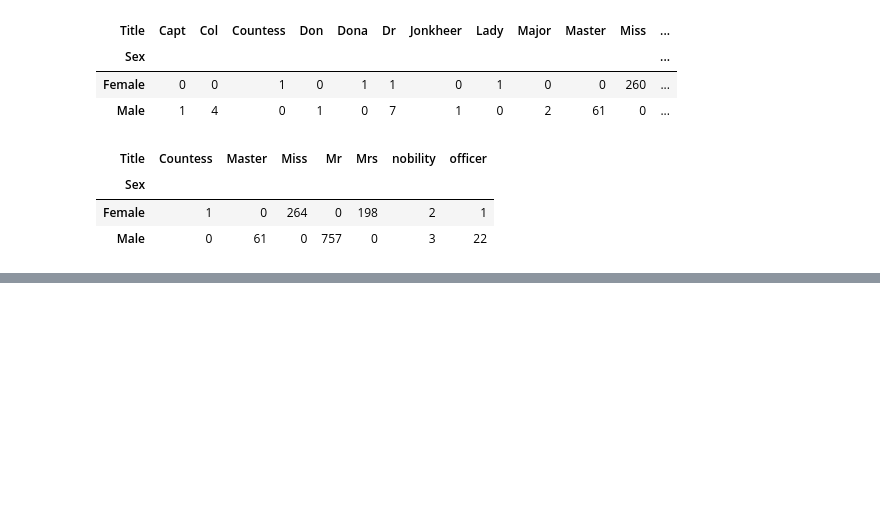
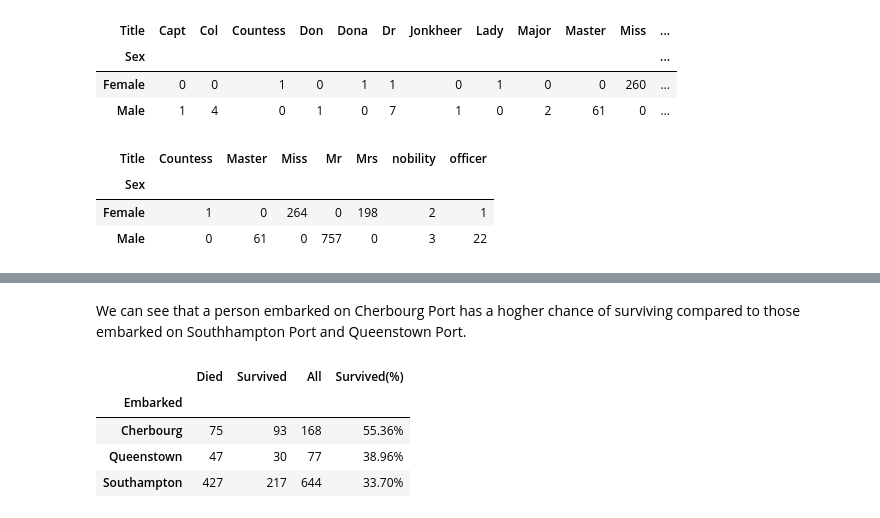
Before and after one commit to abhirajan1998/Data-Science-Learning-Project, a Jupyter notebook: Titanic Survival Prediction/EDA.ipynb, the cells around one changed output, grey strips where cells are left out. Cells and saved outputs as stored; diff of their text form; code cells hidden in the pictures; blank space fills up the shorter version.

```diff
--- a/Titanic Survival Prediction/EDA.ipynb
+++ b/Titanic Survival Prediction/EDA.ipynb
@@ -461,0 +539,10 @@ all_data.groupby(['Sex','Title']).size().unstack(fill_value=0)
+# %% [markdown]
+We can see that a person embarked on Cherbourg Port has a hogher chance of surviving compared to those embarked on Southhampton Port and Queenstown Port.
+# %%
+train_df['Survived'].groupby(train_df['Embarked']).apply(get_stats).unstack().rename(index=embark)
+# %% [output]
+|  | Died | Survived | All | Survived(%) |
+| Embarked |  |  |  |  |
+| Cherbourg | 75 | 93 | 168 | 55.36% |
+| Queenstown | 47 | 30 | 77 | 38.96% |
+| Southampton | 427 | 217 | 644 | 33.70% |
```
Also changed, not shown: parts of 25 cells of this notebook.
